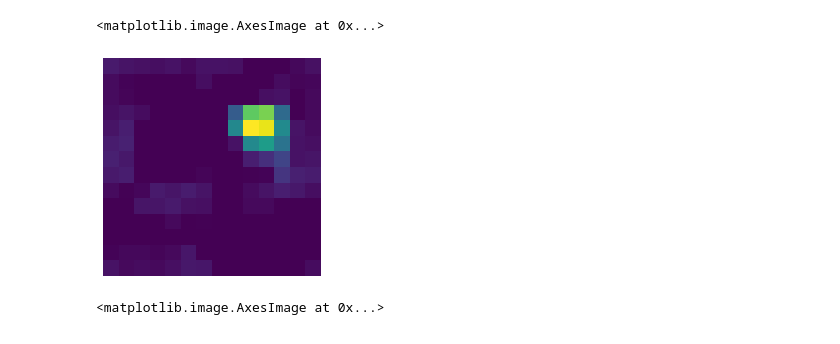
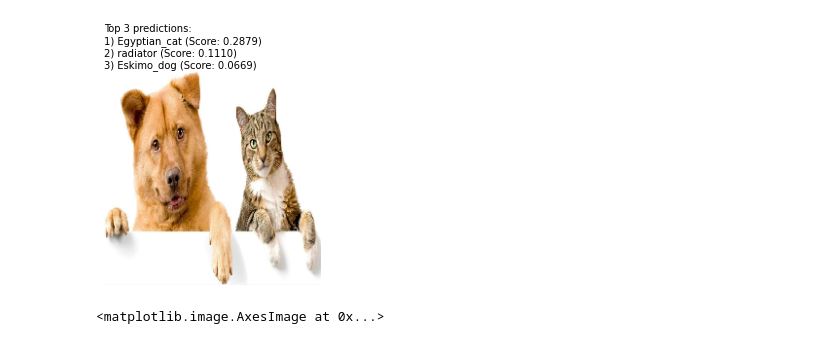
Before and after one commit to geoffcorvera/deeplearning-spring2021, a Jupyter notebook: Grad_CAM.ipynb, the cells around one changed output. Saved outputs shown, nothing was run; the diff lists cells and outputs as text; code cells hidden in the pictures.

Commit message:
Display top-3 predictions with image

```diff
--- a/Grad_CAM.ipynb
+++ b/Grad_CAM.ipynb
@@ -13,10 +13,8 @@ from tensorflow.keras.applications.vgg16 import VGG16, preprocess_input, decode_
 # %%
-model = VGG16()
+model = VGG16(weights='imagenet')
 last_conv_name = 'block5_conv3'
 
 img_size = (224,224)
 img_dir = r'/content/drive/MyDrive/Spring2021/Deep Learning & Computer Vision/prog4_data'
 img_path = img_dir + '/gc1.jpg'
-
-display(Image(img_path))
 # %% [output]
@@ -46,3 +37,24 @@ print(decode_predictions(pred, top=3))
+# %%
+def top_preds_desc(preds):
+  s = f"Top {len(preds)} predictions:"
+  for (i, (desc, score)) in enumerate(preds):
+    s += f"\n{i+1}) {desc} (Score: {score:.4f})"
+  return s
+
+def top3_preds_desc(preds):
+  decoded = decode_predictions(preds, top=3)[0]
+  return [tuple(pred[1:]) for pred in decoded]
+# %%
+img = preprocess_image(img_path, img_size)
+
+top3_preds = get_top3_predictions(model.predict(img))
+
+plt.axis('off')
+plt.text(0,0, top_preds_desc(top3_preds))
+plt.imshow(img[0])
+plt.show()
+# %% [output]
+[figure, added]
 # %%
 # From Stack Overflow post: https://stackoverflow.com/questions/58322147/how-to-generate-cnn-heatmaps-using-built-in-keras-in-tf2-0-tf-keras
 last_layer = model.get_layer(last_conv_name)
@@ -53,10 +65,17 @@ heatmap_model = keras.models.Model(
     outputs=[last_layer.output, model.output]
 )
 
+show_top = True
+
 # Calc the gradient of the top predicted class for input image wrt last conv activations
 with tf.GradientTape() as gtape:
   conv_output, predictions = heatmap_model(gc1)
-  p_index = tf.argmax(predictions[0])
+  if (show_top):
+    p_index = tf.argmax(predictions[0])
+  else:
+    p_index = tf.where(tf.equal(predictions[0], tf.constant(0.24349736)))
+    p_index = p_index.numpy().squeeze()
+
   class_channel = predictions[:, p_index]
 
   # Gradient of top-1 prediction neuron wrt output of feature map of last conv layer
@@ -64,20 +83,14 @@ with tf.GradientTape() as gtape:
   # Each element in this vector is the mean intensity of the gradient over a specific feature map channel
   importance_weights = tf.reduce_mean(grads, axis=(0,1,2))
 
-# Calc the weighted avg of each feature map channel (weighted by importance_weights)
+# Calc the weighted sum of each feature map channel (weighted by importance_weights)
 # wrt the top predicted class
 activations = conv_output[0]
-heatmap = conv_output @ importance_weights[..., tf.newaxis]
+heatmap = activations @ importance_weights[..., tf.newaxis]
 heatmap = tf.squeeze(heatmap)
-
+# Apply ReLU and scale values for display
 heatmap = tf.maximum(heatmap, 0) / tf.math.reduce_max(heatmap)
 heatmap = heatmap.numpy()
-
-plt.axis('off')
-plt.imshow(heatmap)
-# %% [output]
-<matplotlib.image.AxesImage at 0x...>
-[figure, removed]
 # %%
 img = gc1.squeeze()
 
```
Also changed, not shown: parts of 6 cells of this notebook.
